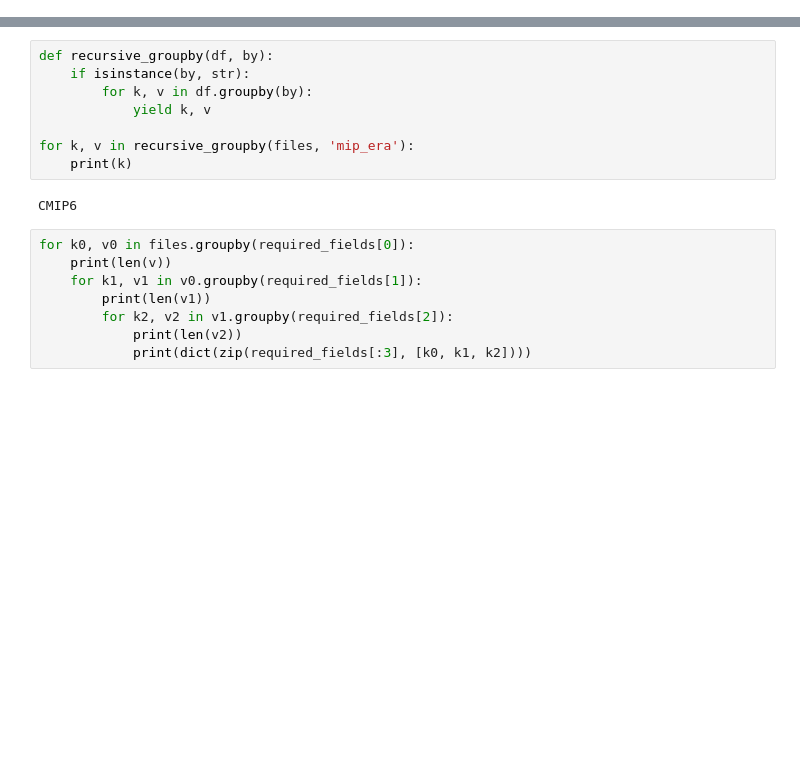
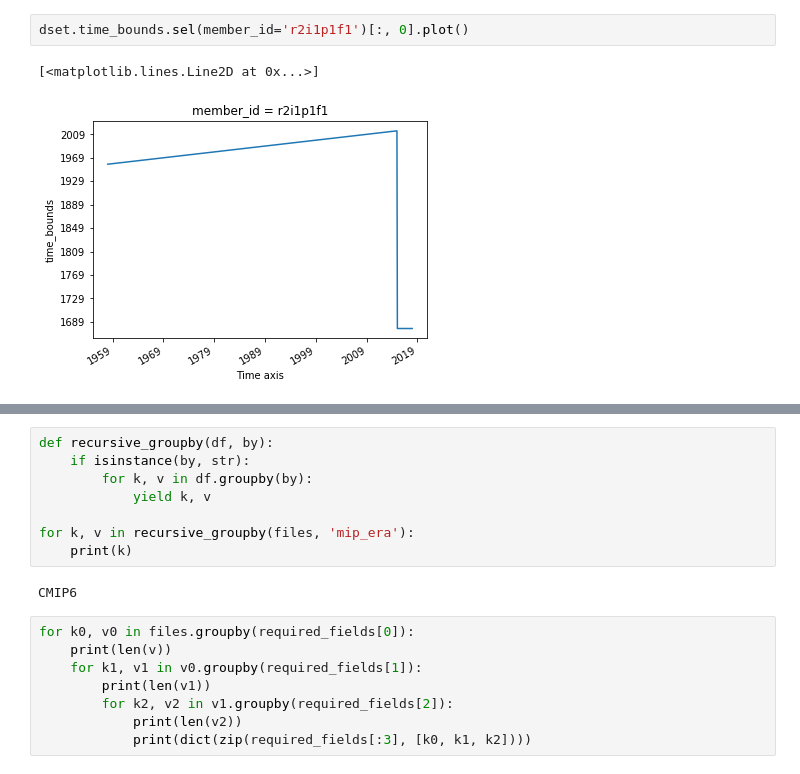
Before and after one commit to rabernat/pangeo_esgf_demo, a Jupyter notebook: esgf_llnl_thredds.ipynb, the cells around one changed output, grey strips where cells are left out. Saved outputs shown, nothing was run; the diff lists cells and outputs as text; blank space fills up the shorter version.

```diff
--- a/esgf_llnl_thredds.ipynb
+++ b/esgf_llnl_thredds.ipynb
@@ -177,0 +734,5 @@ for k, v in files.groupby(required_fields):
+# %%
+dset.time_bounds.sel(member_id='r2i1p1f1')[:, 0].plot()
+# %% [output]
+[<matplotlib.lines.Line2D at 0x...>]
+[figure, added]
```
Also changed, not shown: parts of 63 cells of this notebook.
